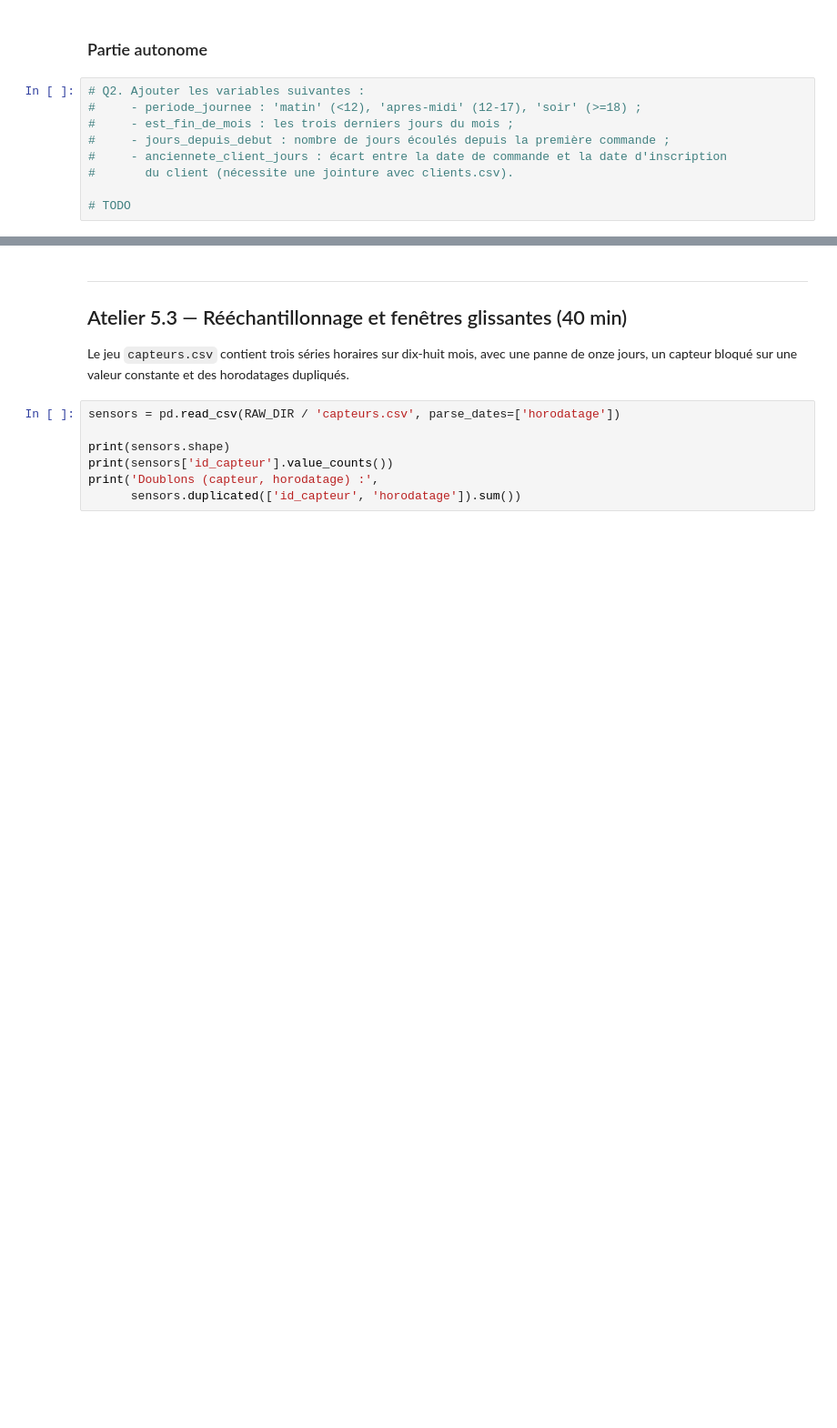
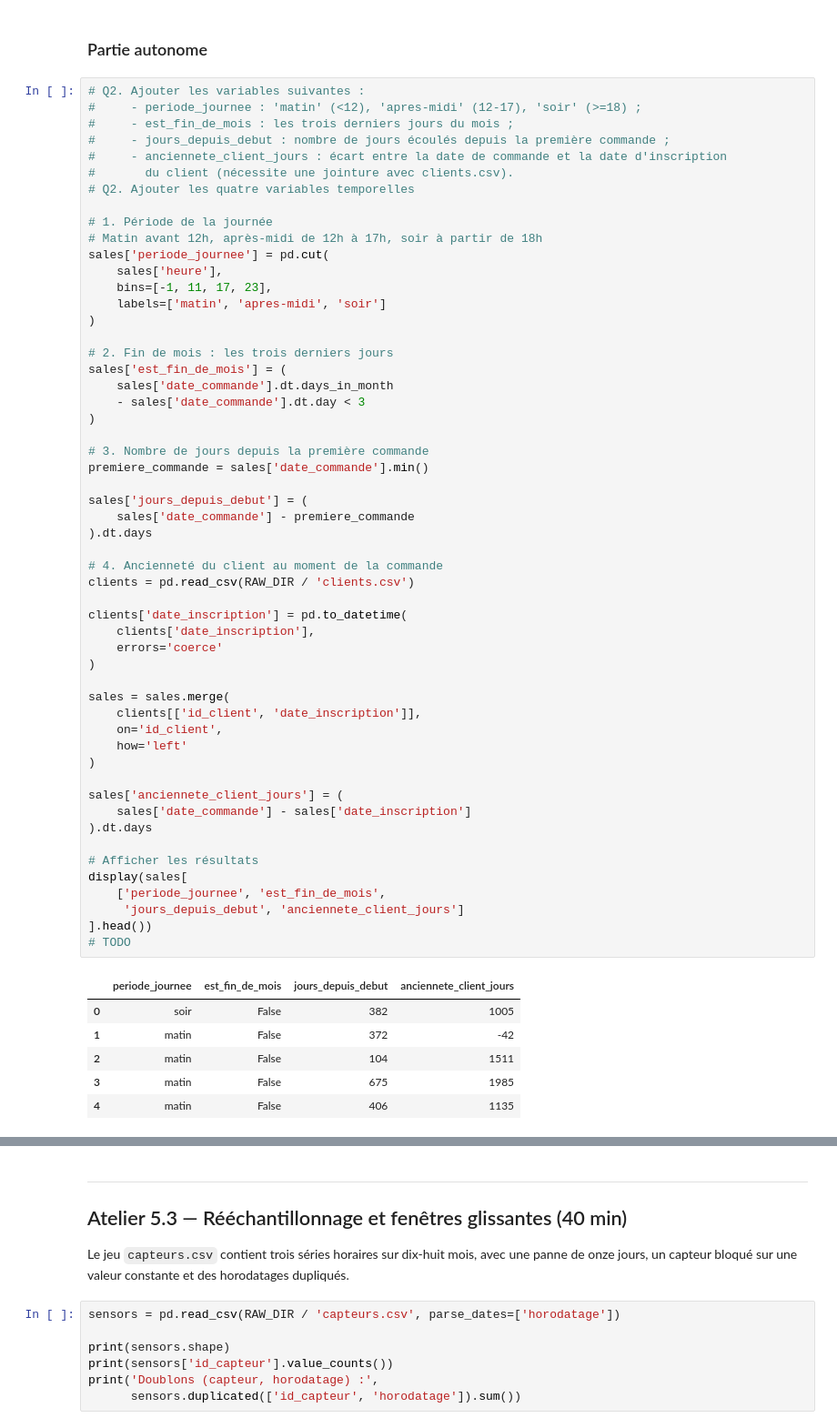
Before and after one commit to florentin777/preparation_manipulation_donnees, a Jupyter notebook: notebooks/05_variables_temporelles.ipynb, the cells around one changed output, grey strips where cells are left out. Shown at 91% size. Drawn from its saved outputs; the diff is of its cells as text; blank space fills up the shorter version.

```diff
--- a/notebooks/05_variables_temporelles.ipynb
+++ b/notebooks/05_variables_temporelles.ipynb
@@ -201,12 +226,64 @@ print('Distance entre janvier et février  :',
 # %%
 # Q2. Ajouter les variables suivantes :
 #     - periode_journee : 'matin' (<12), 'apres-midi' (12-17), 'soir' (>=18) ;
 #     - est_fin_de_mois : les trois derniers jours du mois ;
 #     - jours_depuis_debut : nombre de jours écoulés depuis la première commande ;
 #     - anciennete_client_jours : écart entre la date de commande et la date d'inscription
 #       du client (nécessite une jointure avec clients.csv).
+# Q2. Ajouter les quatre variables temporelles
 
+# 1. Période de la journée
+# Matin avant 12h, après-midi de 12h à 17h, soir à partir de 18h
+sales['periode_journee'] = pd.cut(
+    sales['heure'],
+    bins=[-1, 11, 17, 23],
+    labels=['matin', 'apres-midi', 'soir']
+)
+
+# 2. Fin de mois : les trois derniers jours
+sales['est_fin_de_mois'] = (
+    sales['date_commande'].dt.days_in_month
+    - sales['date_commande'].dt.day < 3
+)
+
+# 3. Nombre de jours depuis la première commande
+premiere_commande = sales['date_commande'].min()
+
+sales['jours_depuis_debut'] = (
+    sales['date_commande'] - premiere_commande
+).dt.days
+
+# 4. Ancienneté du client au moment de la commande
+clients = pd.read_csv(RAW_DIR / 'clients.csv')
+
+clients['date_inscription'] = pd.to_datetime(
+    clients['date_inscription'],
+    errors='coerce'
+)
+
+sales = sales.merge(
+    clients[['id_client', 'date_inscription']],
+    on='id_client',
+    how='left'
+)
+
+sales['anciennete_client_jours'] = (
+    sales['date_commande'] - sales['date_inscription']
+).dt.days
+
+# Afficher les résultats
+display(sales[
+    ['periode_journee', 'est_fin_de_mois',
+     'jours_depuis_debut', 'anciennete_client_jours']
+].head())
 # TODO
+# %% [output]
+|  | periode_journee | est_fin_de_mois | jours_depuis_debut | anciennete_client_jours |
+| 0 | soir | False | 382 | 1005 |
+| 1 | matin | False | 372 | -42 |
+| 2 | matin | False | 104 | 1511 |
+| 3 | matin | False | 675 | 1985 |
+| 4 | matin | False | 406 | 1135 |
 # %%
 # Q3. Le chiffre d'affaires est-il différent le week-end ? Comparez le montant moyen
 #     par commande selon est_weekend, puis selon le nom du jour. Commentez.
```
Also changed, not shown: parts of 9 cells of this notebook, 7 other files.
